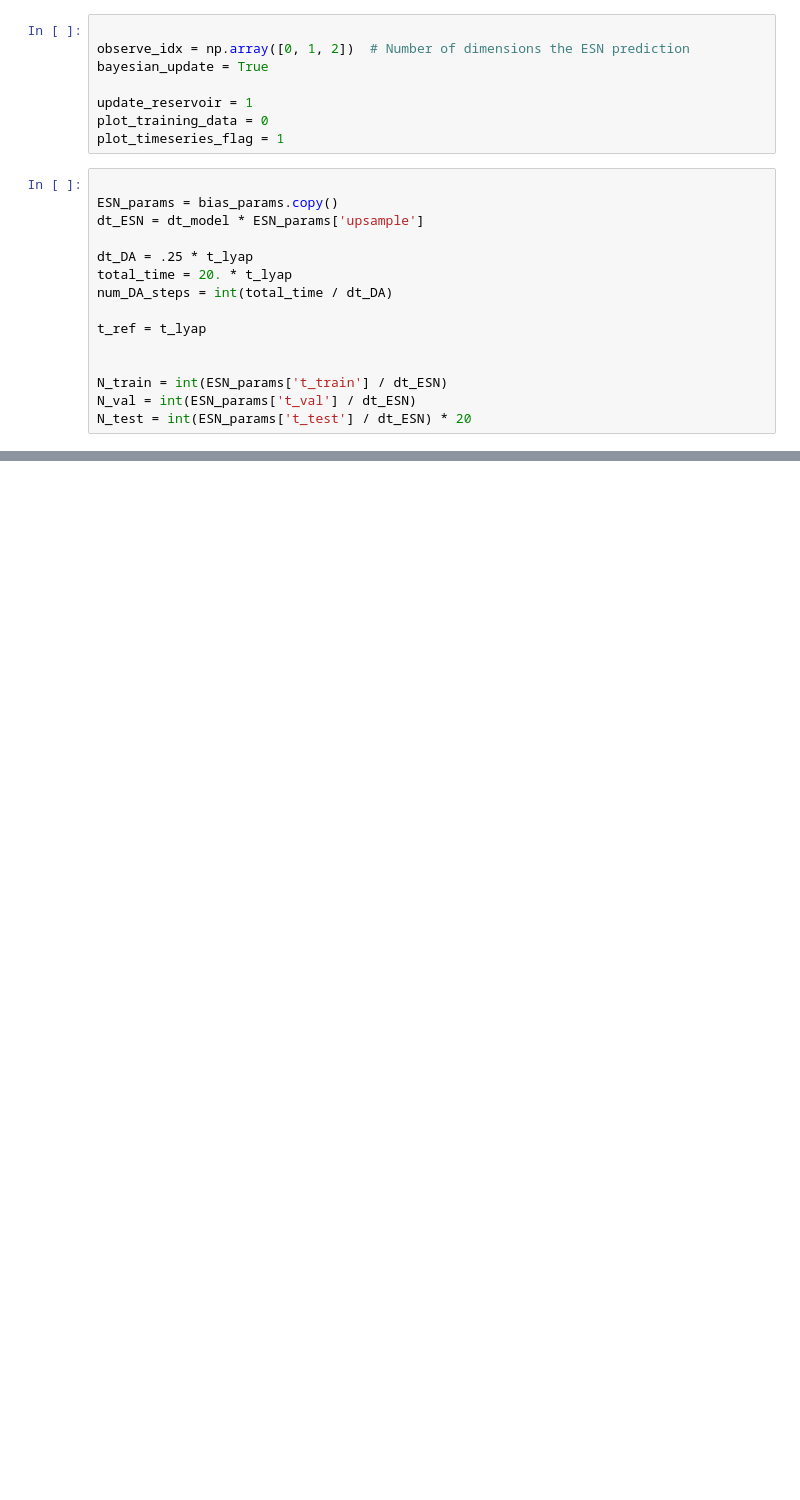
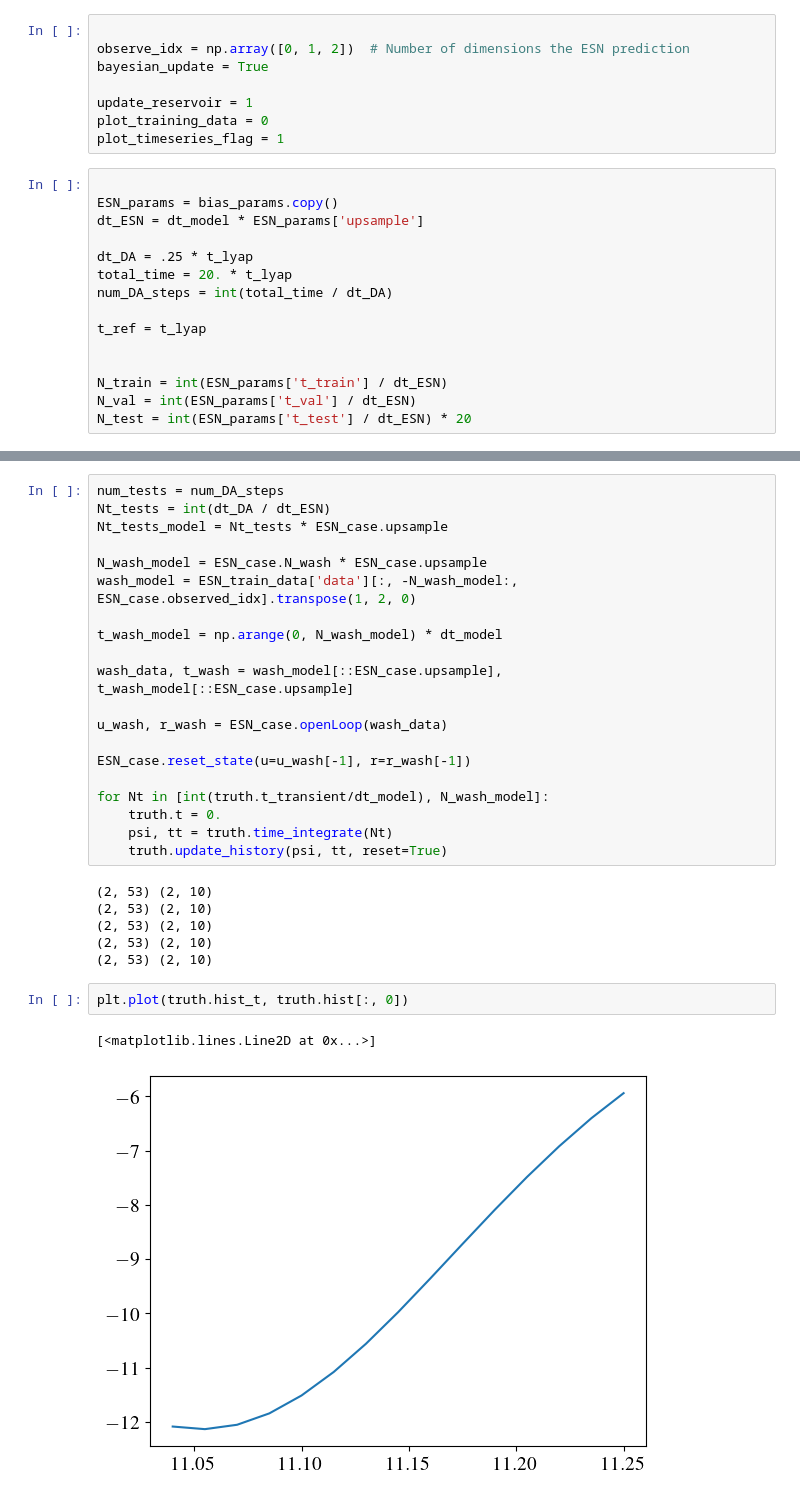
Before and after one commit to andreanovoa/real-time-bias-aware-DA, a Jupyter notebook: tutorials/ESN_bayesian_update.ipynb, the cells around one changed output, grey strips where cells are left out. Drawn from its saved outputs; the diff is of its cells as text; blank space fills up the shorter version.

```diff
--- a/tutorials/ESN_bayesian_update.ipynb
+++ b/tutorials/ESN_bayesian_update.ipynb
@@ -107,0 +135,31 @@ for dim_i in range(ESN_case.N_dim):
+# %%
+num_tests = num_DA_steps
+Nt_tests = int(dt_DA / dt_ESN)
+Nt_tests_model = Nt_tests * ESN_case.upsample
+
+N_wash_model = ESN_case.N_wash * ESN_case.upsample
+wash_model = ESN_train_data['data'][:, -N_wash_model:, ESN_case.observed_idx].transpose(1, 2, 0)
+
+t_wash_model = np.arange(0, N_wash_model) * dt_model
+
+wash_data, t_wash = wash_model[::ESN_case.upsample], t_wash_model[::ESN_case.upsample]
+
+u_wash, r_wash = ESN_case.openLoop(wash_data)
+
+ESN_case.reset_state(u=u_wash[-1], r=r_wash[-1])
+
+for Nt in [int(truth.t_transient/dt_model), N_wash_model]:
+    truth.t = 0.
+    psi, tt = truth.time_integrate(Nt)
+    truth.update_history(psi, tt, reset=True)
+# %% [output]
+(2, 53) (2, 10)
+(2, 53) (2, 10)
+(2, 53) (2, 10)
+(2, 53) (2, 10)
+(2, 53) (2, 10)
+# %%
+plt.plot(truth.hist_t, truth.hist[:, 0])
+# %% [output]
+[<matplotlib.lines.Line2D at 0x...>]
+[figure, added]
```
Also changed, not shown: parts of 7 cells of this notebook, 3 other files.
